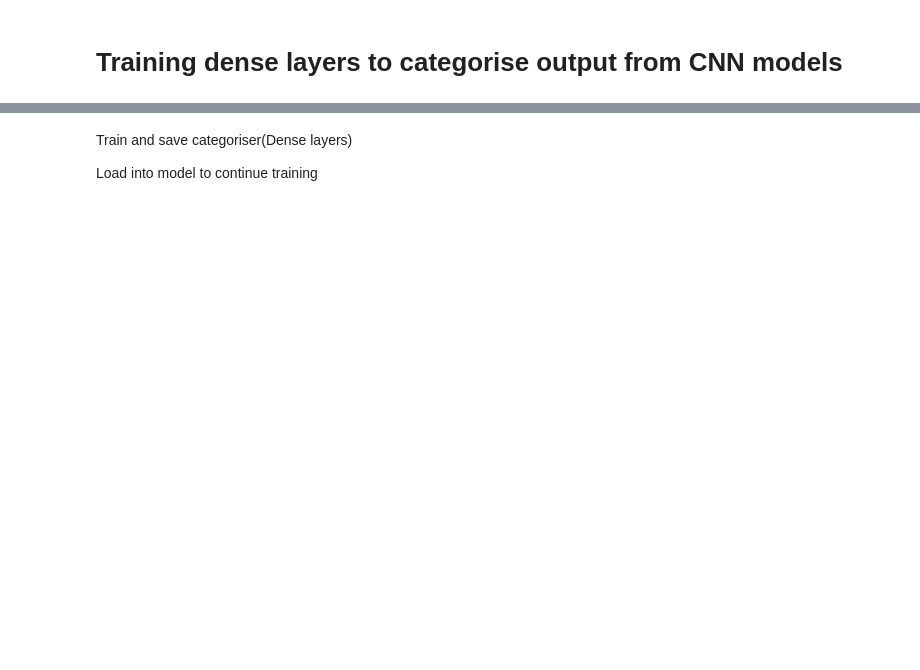
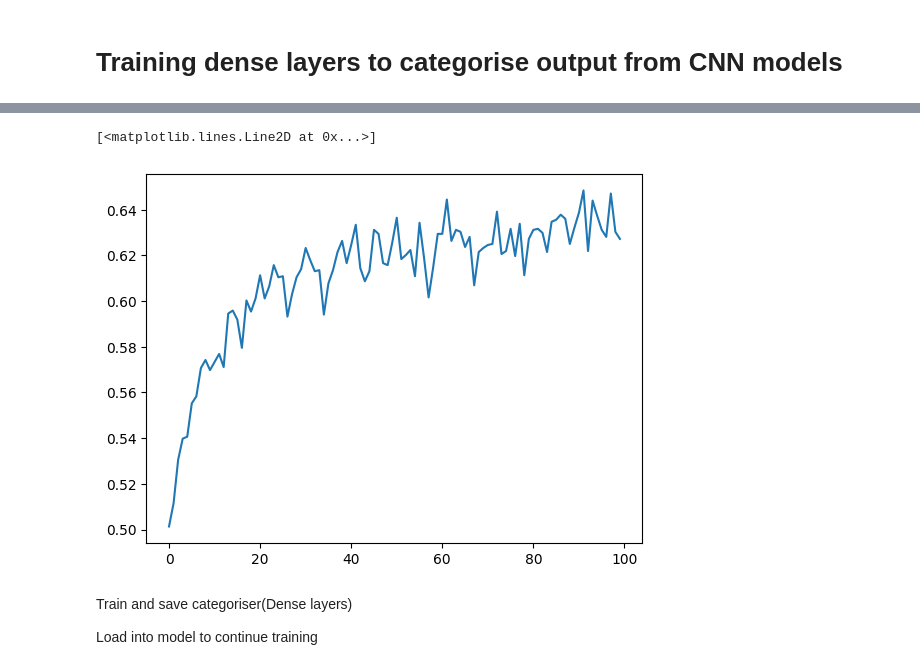
Before and after one commit to ChoyJJ/FYP_B, a Jupyter notebook: Pass_test/mini-DDSM_model.ipynb, the cells around one changed output, grey strips where cells are left out. Cells and saved outputs as stored; diff of their text form; code cells hidden in the pictures; blank space fills up the shorter version.

```diff
--- a/Pass_test/mini-DDSM_model.ipynb
+++ b/Pass_test/mini-DDSM_model.ipynb
@@ -146,3 +318,8 @@ val_ds = prepare(val_ds)
+# %%
+plt.plot(history_init.history['accuracy'])
+# %% [output]
+[<matplotlib.lines.Line2D at 0x...>]
+[figure, added]
 # %% [markdown]
 Train and save categoriser(Dense layers)
 
```
Also changed, not shown: parts of 10 cells of this notebook, 2 other files.
